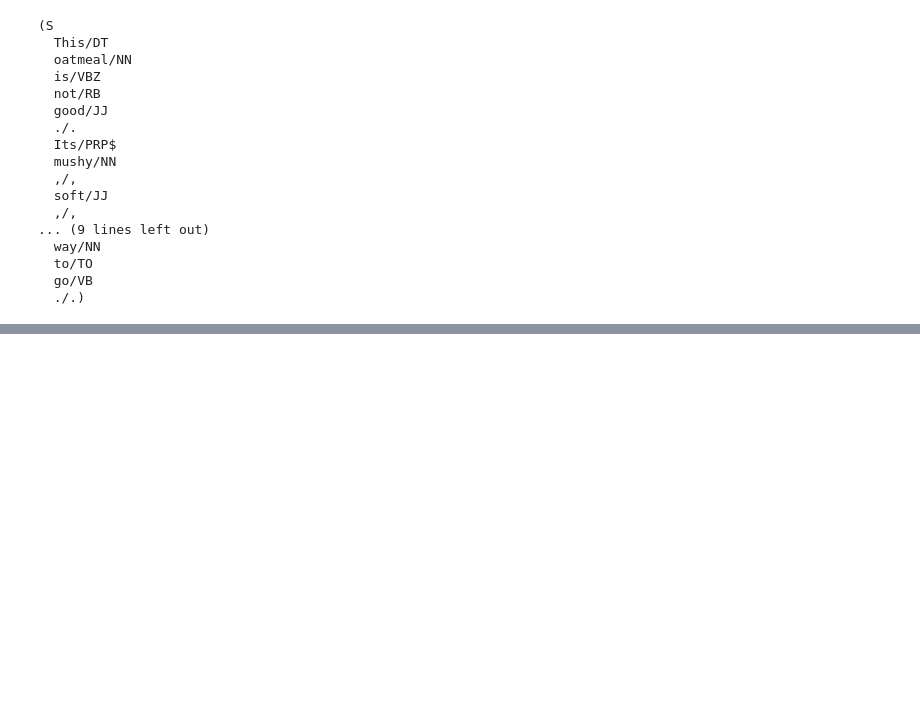
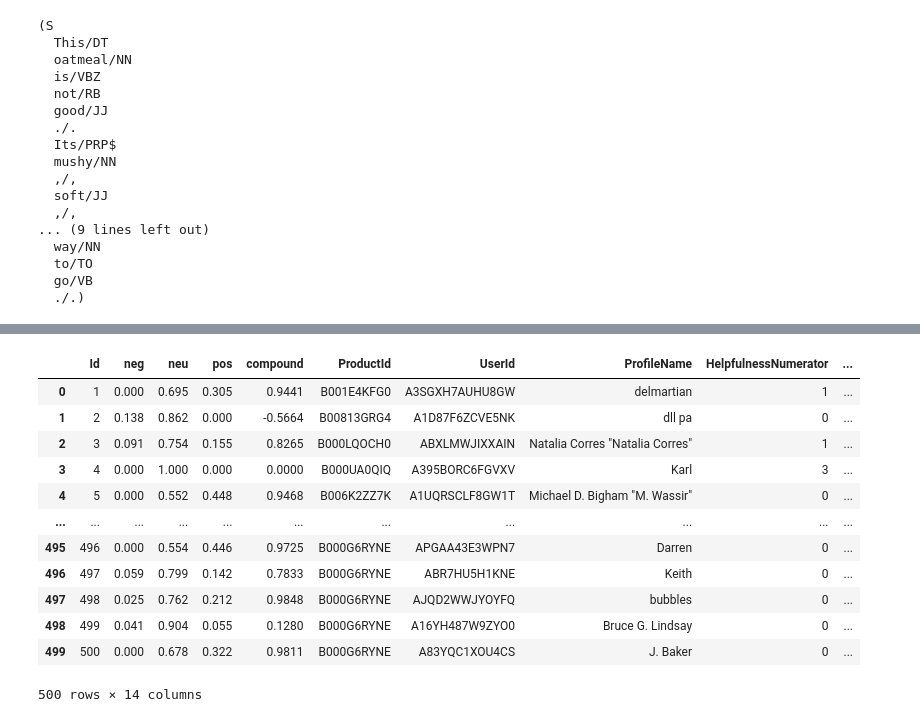
Before and after one commit to afrouzhakim/NLP-Sentiment, a Jupyter notebook: Sentiment Analysis.ipynb, the cells around one changed output, grey strips where cells are left out. Drawn from its saved outputs; the diff is of its cells as text; code cells hidden in the pictures; blank space fills up the shorter version.

```diff
--- a/Sentiment Analysis.ipynb
+++ b/Sentiment Analysis.ipynb
@@ -97,0 +141,19 @@ entities.pprint()
+# %%
+vaders = pd.DataFrame(res).T
+vaders = vaders.reset_index().rename(columns={'index': 'Id'})
+vaders = vaders.merge(df, how='left')
+vaders
+# %% [output]
+|  | Id | neg | neu | pos | compound | ProductId | UserId | ProfileName | HelpfulnessNumerator | ... |
+| 0 | 1 | 0.000 | 0.695 | 0.305 | 0.9441 | B001E4KFG0 | A3SGXH7AUHU8GW | delmartian | 1 | ... |
+| 1 | 2 | 0.138 | 0.862 | 0.000 | -0.5664 | B00813GRG4 | A1D87F6ZCVE5NK | dll pa | 0 | ... |
+| 2 | 3 | 0.091 | 0.754 | 0.155 | 0.8265 | B000LQOCH0 | ABXLMWJIXXAIN | Natalia Corres "Natalia Corres" | 1 | ... |
+| 3 | 4 | 0.000 | 1.000 | 0.000 | 0.0000 | B000UA0QIQ | A395BORC6FGVXV | Karl | 3 | ... |
+| 4 | 5 | 0.000 | 0.552 | 0.448 | 0.9468 | B006K2ZZ7K | A1UQRSCLF8GW1T | Michael D. Bigham "M. Wassir" | 0 | ... |
+| ... | ... | ... | ... | ... | ... | ... | ... | ... | ... | ... |
+| 495 | 496 | 0.000 | 0.554 | 0.446 | 0.9725 | B000G6RYNE | APGAA43E3WPN7 | Darren | 0 | ... |
+| 496 | 497 | 0.059 | 0.799 | 0.142 | 0.7833 | B000G6RYNE | ABR7HU5H1KNE | Keith | 0 | ... |
+| 497 | 498 | 0.025 | 0.762 | 0.212 | 0.9848 | B000G6RYNE | AJQD2WWJYOYFQ | bubbles | 0 | ... |
+| 498 | 499 | 0.041 | 0.904 | 0.055 | 0.1280 | B000G6RYNE | A16YH487W9ZYO0 | Bruce G. Lindsay | 0 | ... |
+| 499 | 500 | 0.000 | 0.678 | 0.322 | 0.9811 | B000G6RYNE | A83YQC1XOU4CS | J. Baker | 0 | ... |
+500 rows × 14 columns
```
Also changed, not shown: parts of 6 cells of this notebook.
